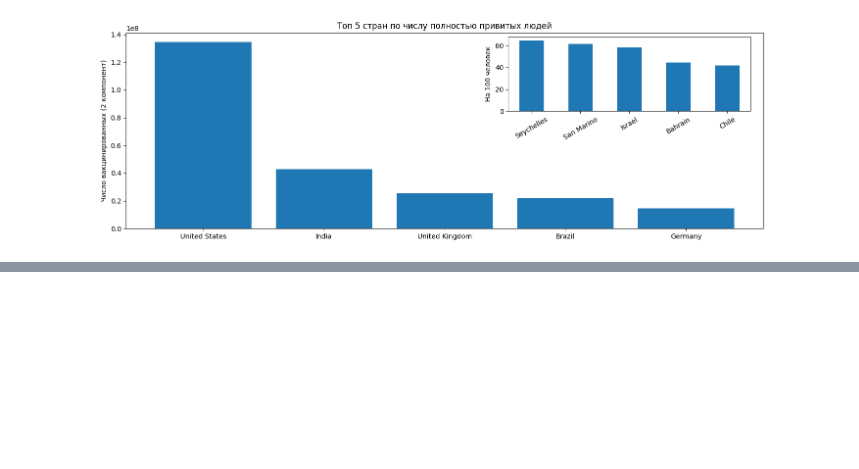
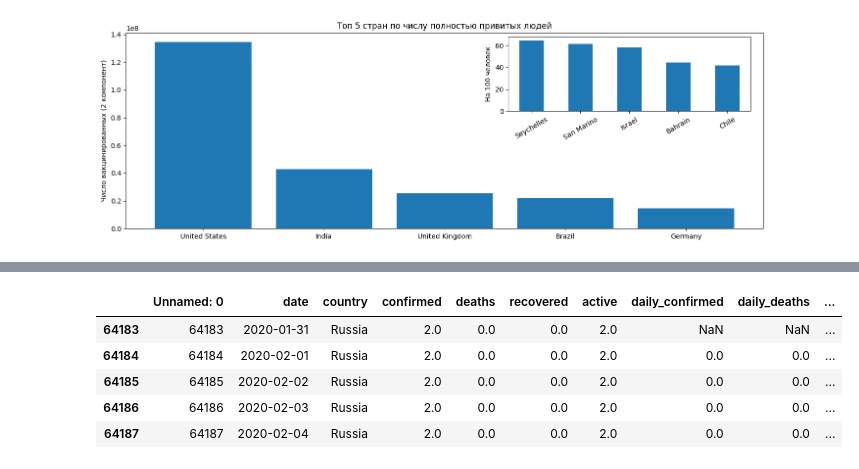
Before and after one commit to SudarickovIlya/DataCleaningProject, a Jupyter notebook: Visualization/Matplotlib.ipynb, the cells around one changed output, grey strips where cells are left out. Saved outputs shown, nothing was run; the diff lists cells and outputs as text; code cells hidden in the pictures; blank space fills up the shorter version.

```diff
--- a/Visualization/Matplotlib.ipynb
+++ b/Visualization/Matplotlib.ipynb
@@ -185,0 +221,9 @@ insert_axes.xaxis.set_tick_params(rotation=30)
+# %%
+russia_data.head(5)
+# %% [output]
+|  | Unnamed: 0 | date | country | confirmed | deaths | recovered | active | daily_confirmed | daily_deaths | ... |
+| 64183 | 64183 | 2020-01-31 | Russia | 2.0 | 0.0 | 0.0 | 2.0 | NaN | NaN | ... |
+| 64184 | 64184 | 2020-02-01 | Russia | 2.0 | 0.0 | 0.0 | 2.0 | 0.0 | 0.0 | ... |
+| 64185 | 64185 | 2020-02-02 | Russia | 2.0 | 0.0 | 0.0 | 2.0 | 0.0 | 0.0 | ... |
+| 64186 | 64186 | 2020-02-03 | Russia | 2.0 | 0.0 | 0.0 | 2.0 | 0.0 | 0.0 | ... |
+| 64187 | 64187 | 2020-02-04 | Russia | 2.0 | 0.0 | 0.0 | 2.0 | 0.0 | 0.0 | ... |
```
Also changed, not shown: parts of 2 cells of this notebook.
